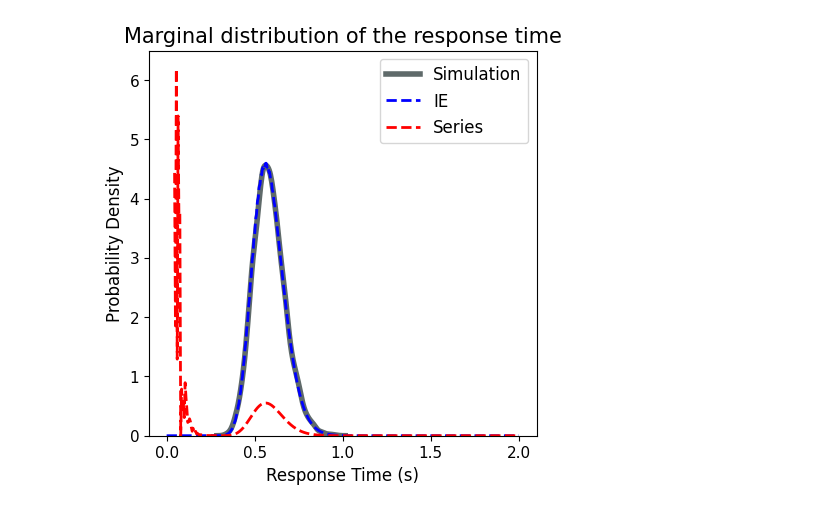
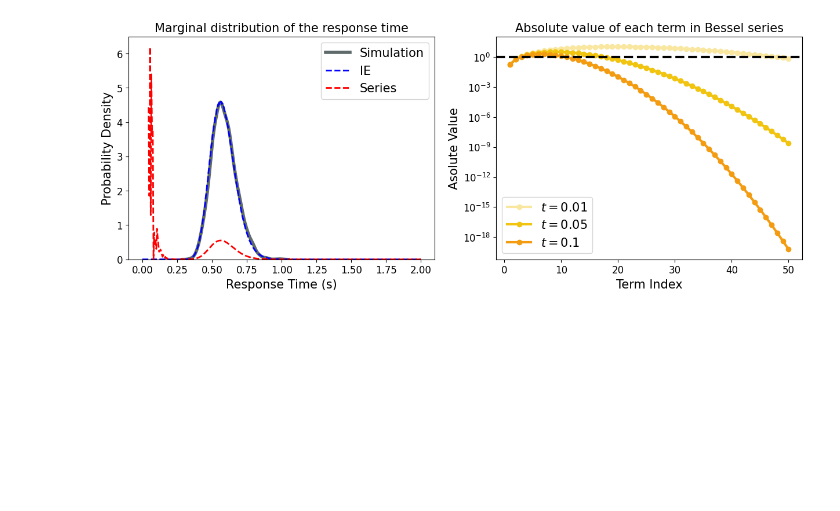
Before and after one commit to AmirHoseinHadian/IE4HSDM, a Jupyter notebook: _03_Series_vs_IE/Problem_with_Bessel_series.ipynb, the cells around one changed output. Saved outputs shown, nothing was run; the diff lists cells and outputs as text; code cells hidden in the pictures; blank space fills up the shorter version.

Commit message:
term absolute value is added

```diff
--- a/_03_Series_vs_IE/Problem_with_Bessel_series.ipynb
+++ b/_03_Series_vs_IE/Problem_with_Bessel_series.ipynb
@@ -32,6 +32,13 @@ def series_bessel_fpt(t, a=1, sigma=1, nu=0, n=100):
         fpt[i] = sigma**2/(2**nu * a**2 * gamma(nu + 1)) * series
 
     return interp1d(t, fpt)
+
+def series_term(t, a=1, sigma=1, nu=0, n=50):
+    zeros = np.asarray([float(besseljzero(nu, i+1)) for i in range(n)])
+
+    series = sigma**2/(2**nu * a**2 * gamma(nu + 1)) * zeros**(nu+1)/jv(nu+1, zeros) * np.exp(-(zeros**2 * sigma**2)/(2*a**2)*t)
+
+    return np.abs(series)
 # %%
 def girsanov(a, theta, mu, fpt, t, sigma=1):
     term1 = a/sigma**2 * (mu[0]*np.cos(theta) + mu[1]*np.sin(theta))
@@ -111,31 +118,42 @@ marginal_sr_2D = interp1d(T_sr, [quad(joint_dens_sr, args=(t), a=0, b=2*np.pi)[0
 c_ie_2D = quad(marginal_ie_2D, a=T_ie[0], b=T_max)[0]
 c_sr_2D = quad(marginal_sr_2D, a=T_sr[0], b=T_max)[0]
 # %%
-plt.figure(figsize=(5, 5))
+plt.figure(figsize=(15, 5))
 
 
 plt.rc('font', size=10)          # controls default text sizes
 plt.rc('axes', titlesize=15)     # fontsize of the axes title
-plt.rc('axes', labelsize=12)    # fontsize of the x and y labels
-plt.rc('xtick', labelsize=11)    # fontsize of the tick labels
-plt.rc('ytick', labelsize=11)    # fontsize of the tick labels
-plt.rc('legend', fontsize=12)    # legend fontsize
+plt.rc('axes', labelsize=15)    # fontsize of the x and y labels
+plt.rc('xtick', labelsize=12)    # fontsize of the tick labels
+plt.rc('ytick', labelsize=12)    # fontsize of the tick labels
+plt.rc('legend', fontsize=15)    # legend fontsize
 
+plt.subplot(121)
 T_max = 2
 T_ie = np.linspace(0, T_max, 1000)
 T_sr = np.arange(0.01, T_max+0.001, 0.001)
 plt.title('Marginal distribution of the response time')
 sns.kdeplot(simulation_data_RT, c='#5F6A6A', linewidth=4, label='Simulation')
 plt.plot(T_ie, marginal_ie_2D(T_ie)/c_ie_2D, '--', linewidth=2, c='blue', label='IE');
 plt.plot(T_sr[35::5], np.abs(marginal_sr_2D(T_sr[35::5])/c_sr_2D), '--', linewidth=2, c='red', label='Series');
 plt.xlabel('Response Time (s)')
 plt.ylabel('Probability Density')
 plt.legend();
 
+plt.subplot(122)
+plt.title('Absolute value of each term in Bessel series')
+plt.plot(range(1, 51), series_term(0.01, a=5, nu=0), c='#F9E79F', linewidth=3, marker='o', label=r'$t=0.01$')
+plt.plot(range(1, 51), series_term(0.05, a=5, nu=0), c='#F1C40F', linewidth=3, marker='o', label=r'$t=0.05$')
+plt.plot(range(1, 51), series_term(.1, a=5, nu=0), c='#F39C12', linewidth=3, marker='o', label=r'$t=0.1$')
+plt.yscale('log')
+plt.xlabel('Term Index')
+plt.ylabel('Asolute Value')
+plt.legend();
+plt.axhline(1,0,50, linestyle='--', linewidth=3, c='black')
 
 plt.savefig('../_01_Figures/probelm.pdf',
             transparent=True,
             dpi=600,
             bbox_inches='tight');
 # %% [output]
-[figure, old version]
+[figure, new version]
```
Also changed, not shown: 1 other file.
